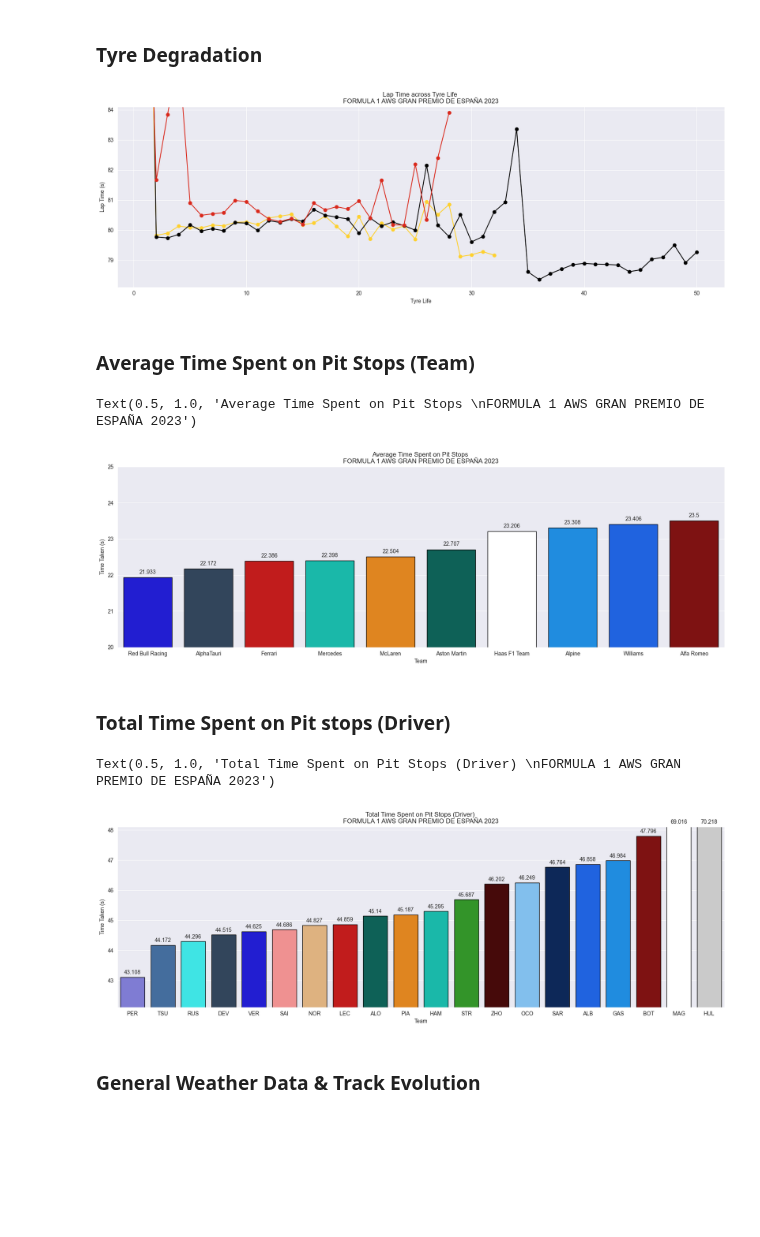
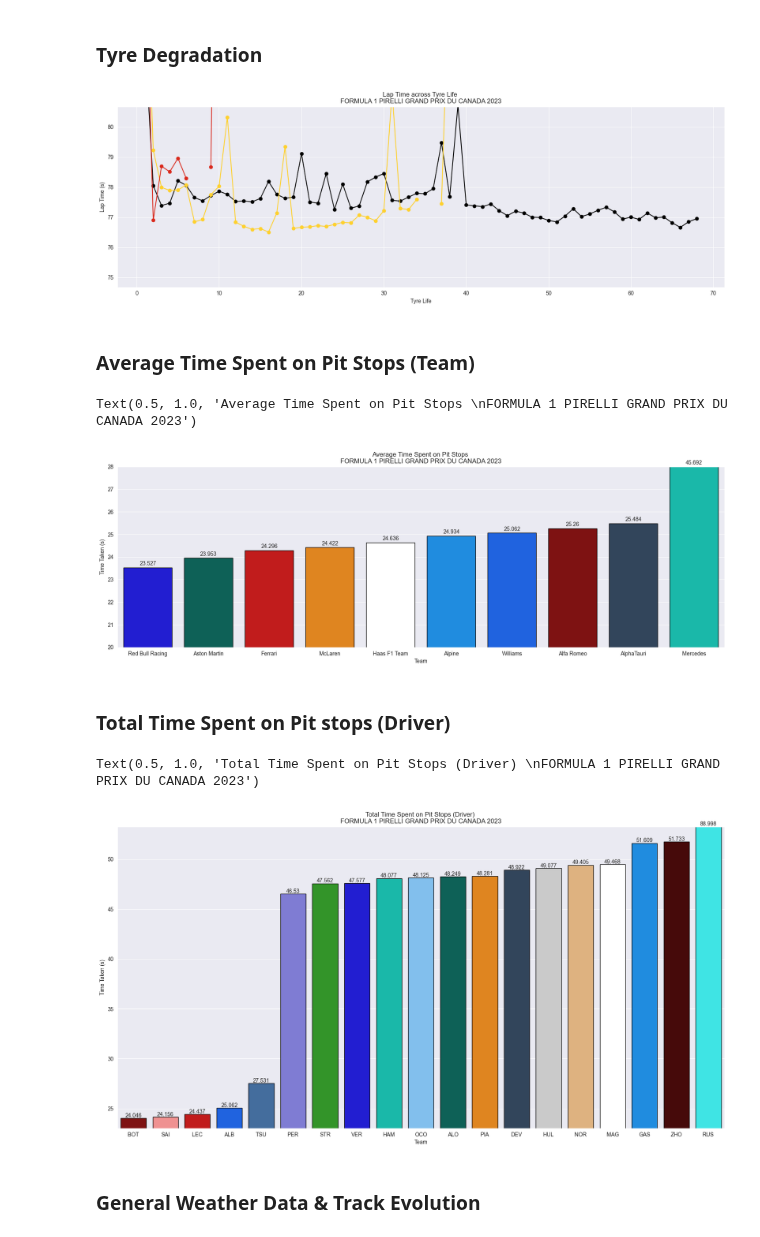
Before and after one commit to edmundhong/formula1-dataanalysis, a Jupyter notebook: Race Analysis.ipynb, the cells around one changed output. Cells and saved outputs as stored; diff of their text form; code cells hidden in the pictures; blank space fills up the shorter version.

```diff
--- a/Race Analysis.ipynb
+++ b/Race Analysis.ipynb
@@ -22,7 +22,7 @@ pd.set_option('display.max_columns', None)
 # %%
 # input session and year
 year = 2023
-session = 'Barcelona'
+session = 'Canada'
 
 # get session
 """
@@ -198,10 +202,10 @@ plt.ylabel('Lap Time (s)')
 plt.xlabel('Tyre Life')
 plt.title('Lap Time across Tyre Life \n'+race_name)
 if not rain:
-    plt.ylim(df.LapTime.mean()-3, df.LapTime.mean()+3)
+    plt.ylim(df.LapTime.median()-3, df.LapTime.median()+3)
 plt.show()
 # %% [output]
-[figure, old version]
+[figure, new version]
 # %% [markdown]
 ### Average Time Spent on Pit Stops (Team)
 # %%
@@ -223,32 +227,32 @@ plt.figure(figsize=(20, 6))
 sns.barplot(x=pitstop_team_data.index, y=pitstop_team_data.values, palette=team_color, edgecolor='black')
 plt.ylabel('Time Taken (s)')
 plt.xlabel('Team')
-plt.ylim(20,25)
+plt.ylim(20,28)
 # to add data labels
 for i in range(len(pitstop_team_data)):
-    plt.text(i, min(pitstop_team_data[i],25)+0.1, pitstop_team_data[i], ha = 'center')
+    plt.text(i, min(pitstop_team_data[i],28)+0.1, pitstop_team_data[i], ha = 'center')
 plt.title('Average Time Spent on Pit Stops \n'+race_name)
 # %% [output]
-Text(0.5, 1.0, 'Average Time Spent on Pit Stops \nFORMULA 1 AWS GRAN PREMIO DE ESPAÑA 2023')
+Text(0.5, 1.0, 'Average Time Spent on Pit Stops \nFORMULA 1 PIRELLI GRAND PRIX DU CANADA 2023')
-[figure, old version]
+[figure, new version]
 # %% [markdown]
 ### Total Time Spent on Pit stops (Driver)
 # %%
 # aggregrate for each driver
 pitstop_driver_data = pitstop.groupby(['Driver'])['pittime'].sum().sort_values().round(3)
 
-plt.figure(figsize=(20, 6))
+plt.figure(figsize=(20, 10))
 sns.barplot(x=pitstop_driver_data.index, y=pitstop_driver_data.values, palette=driver_color, edgecolor='black')
 plt.ylabel('Time Taken (s)')
 plt.xlabel('Team')
-plt.ylim(pitstop_driver_data[0]-1, pitstop_driver_data[0]+5)
+plt.ylim(pitstop_driver_data[0]-1, pitstop_driver_data[10]+5)
 # to add data labels
 for i in range(len(pitstop_driver_data)):
-    plt.text(i, min(pitstop_driver_data[i],pitstop_driver_data[0]+5)+0.1, pitstop_driver_data[i], ha = 'center')
+    plt.text(i, min(pitstop_driver_data[i],pitstop_driver_data[10]+5)+0.1, pitstop_driver_data[i], ha = 'center')
 plt.title('Total Time Spent on Pit Stops (Driver) \n'+race_name)
 # %% [output]
-Text(0.5, 1.0, 'Total Time Spent on Pit Stops (Driver) \nFORMULA 1 AWS GRAN PREMIO DE ESPAÑA 2023')
+Text(0.5, 1.0, 'Total Time Spent on Pit Stops (Driver) \nFORMULA 1 PIRELLI GRAND PRIX DU CANADA 2023')
-[figure, old version]
+[figure, new version]
 # %% [markdown]
 ### General Weather Data & Track Evolution
 # %%
```
Also changed, not shown: parts of 7 cells of this notebook, 3 other files.
